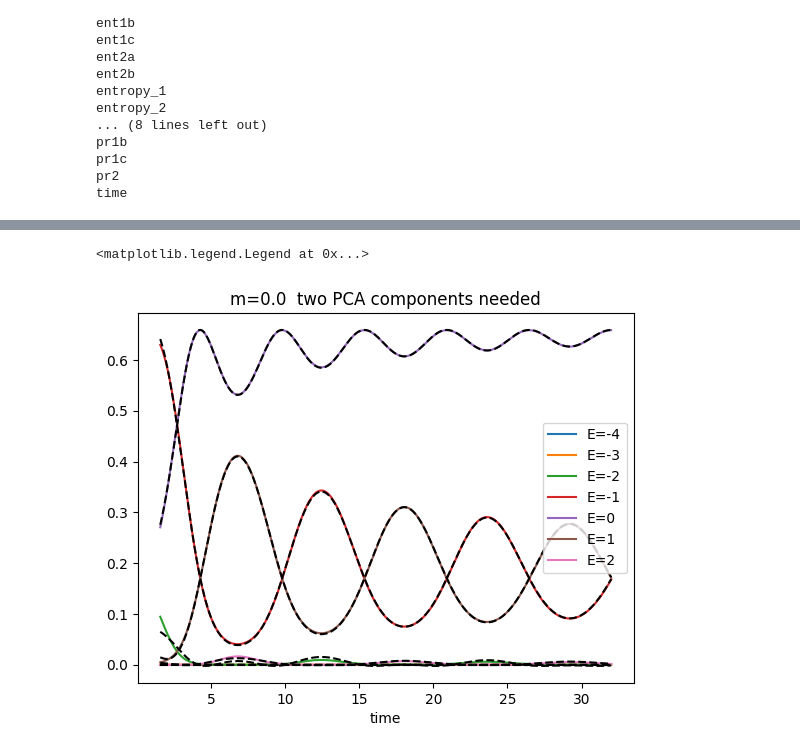
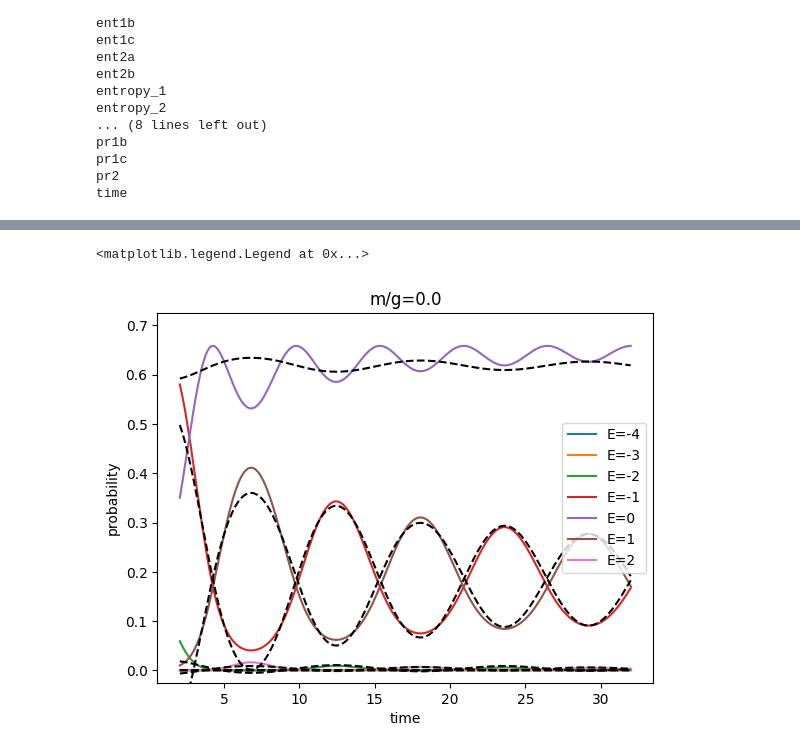
Before and after one commit to marekrams/pdf, a Jupyter notebook: plots_string_fragmentation.ipynb, the cells around one changed output, grey strips where cells are left out. Saved outputs shown, nothing was run; the diff lists cells and outputs as text; code cells hidden in the pictures.

```diff
--- a/plots_string_fragmentation.ipynb
+++ b/plots_string_fragmentation.ipynb
@@ -20,7 +20,7 @@ method = '12site'
 mlat = True
 
 data = {}
-ms = [0.0, 0.1, 0.2, 0.3183, 0.4, 0.5, 0.6, 0.7]
+ms = [0.0, 0.1, 0.2, 0.3183, 0.4, 0.5, 0.6, 0.7, 0.8]
 for m in ms:
     for (N, a) in [(512, 1/8), (1024, 1 / 16)]:
         for D in [128, 256]:
@@ -36,10 +36,10 @@ E1s = np.array([-3, -2, -1, 0, 1, 2, 3]) - 1  # -1 to take into account left-mov
 E2s = np.array([-6, -5, -4, -3, -2, -1, 0, 1, 2, 3, 4, 5, 6]) / 2 - 1  # -1 to take into account left-moving charge
 
 #  initial time for fitting
-t0 = 1.5
+t0 = 2.0
 #
 # parameters for fit
-N, a, D = 1024, 0.0625, 256
+N, a, D = 512, 0.125, 256
 # %%
 # calculated quantities
 for x in sorted(data[0.5, 512, 1/8, 128].keys()):
@@ -225,37 +267,38 @@ plt.legend()
 # %%
 # Fig 3c
 
-pca = PCA(n_components=2)
+pca = PCA(n_components=1)
 
 dom = []
 m = 0.0
 
 d = data[m, N, a, D]
 time = d['time']
 probs = ((d['pr1b'] + d['pr1c']) / 2)
 
 slc = time > t0
 x = time[slc]
 probs = probs[slc]
 
 pca.fit(probs)
 y = pca.transform(probs)
 cc = pca.components_
 
 for ii, EE in enumerate(E1s):
     plt.plot(x, probs[:, ii], label=f"E={EE:1d}")
 
 reconstruct = y @ cc + np.mean(probs, axis=0)
 plt.plot(x, reconstruct, '--k')
 
 
 plt.xlabel("time")
-plt.ylabel("")
-plt.title(f"{m=}  two PCA components needed")
+plt.ylabel("probability")
+plt.title(f"{m/g=:0.1f}") #  two PCA components needed")
+plt.ylim([-0.025, 0.725])
 plt.legend()
 # %% [output]
 <matplotlib.legend.Legend at 0x...>
-[figure, old version]
+[figure, new version]
 # %%
 # Fig 4a
 
```
Also changed, not shown: parts of 11 cells of this notebook, 5 other files.
